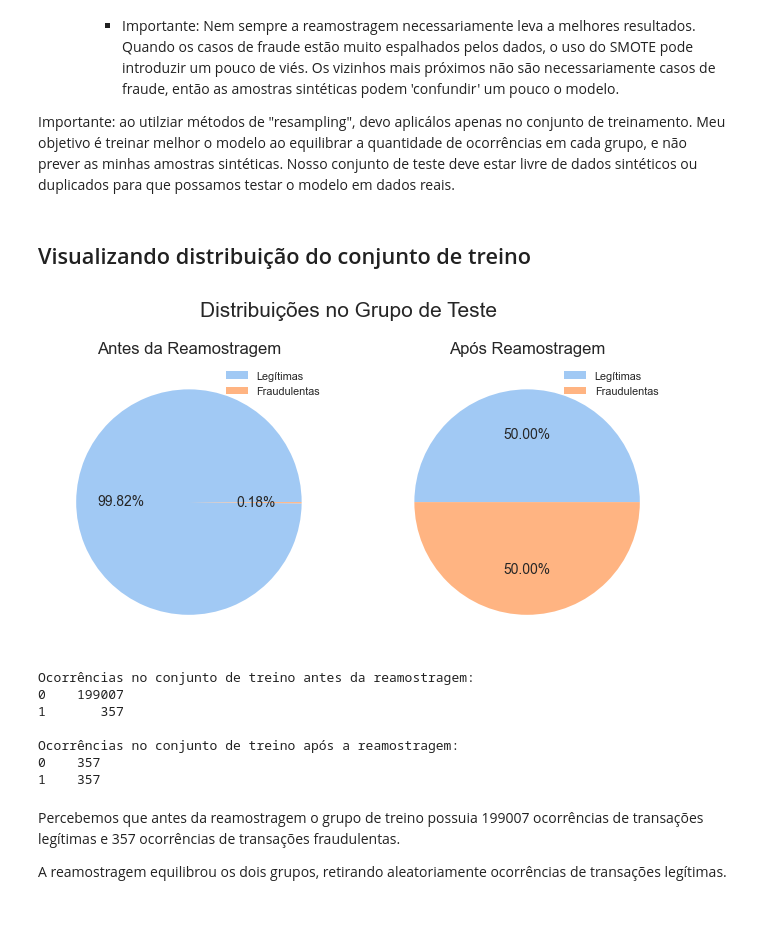
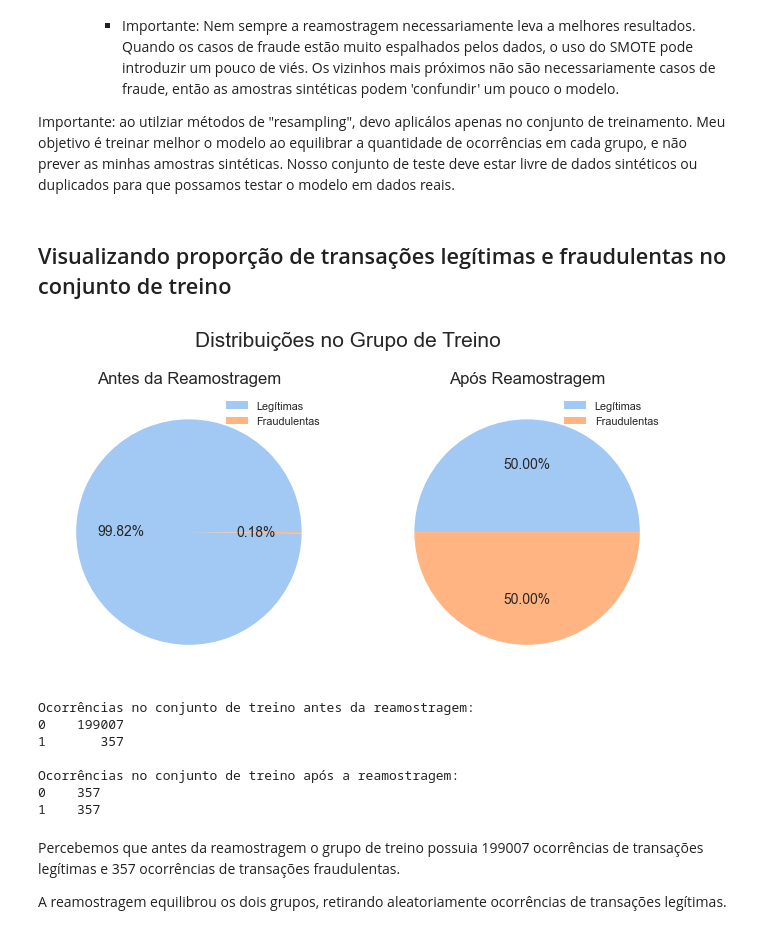
Before and after one commit to Marcos-Vinicius-Santos-Ramos/Machine-Learning-and-Credit-Card-Fraud-Detection, a Jupyter notebook: Detecção_de_fraude_de_cartão_de_crédito_com_machine_learning.ipynb, the cells around one changed output. Saved outputs shown, nothing was run; the diff lists cells and outputs as text; code cells hidden in the pictures.

```diff
--- a/Detecção_de_fraude_de_cartão_de_crédito_com_machine_learning.ipynb
+++ b/Detecção_de_fraude_de_cartão_de_crédito_com_machine_learning.ipynb
@@ -249,32 +249,32 @@ X_train, X_test, y_train, y_test = train_test_split(X, y,
 # Realizando a subamostragem aleatória
 X_resampled, y_resampled = rus.fit_resample(X_train, y_train)
 # %% [markdown]
-## Visualizando distribuição do conjunto de treino
+## Visualizando proporção de transações legítimas e fraudulentas no conjunto de treino
 # %%
 fig, ax = plt.subplots(1, 2)
 
 train_count = pd.Series(y_train.flatten()).value_counts()
 
 train_resampled_count = pd.Series(y_resampled).value_counts()
 
 pie_labels = ['Legítimas', 'Fraudulentas']
 
 # Criando gráficos comparativos
-fig.suptitle('Distribuições no Grupo de Teste', fontsize=15, y=0.86)
+fig.suptitle('Distribuições no Grupo de Treino', fontsize=15, y=0.86)
 
 ax[0].pie(train_count, colors=pie_colors, autopct='%0.2f%%')
 ax[0].legend(labels=pie_labels, prop={'size':7.8})
 ax[0].set_title('Antes da Reamostragem')
 
 ax[1].pie(train_resampled_count, colors=pie_colors, autopct='%0.2f%%')
 ax[1].legend(labels=pie_labels, prop={'size':7.8})
 ax[1].set_title('Após Reamostragem')
 
 plt.show()
 
 print(f'Ocorrências no conjunto de treino antes da reamostragem:\n{train_count.to_string()}\n\nOcorrências no conjunto de treino após a reamostragem:\n{train_resampled_count.to_string()}')
 # %% [output]
-[figure, old version]
+[figure, new version]
 Ocorrências no conjunto de treino antes da reamostragem:
 0    199007
 1       357
```
Also changed, not shown: parts of 1 cell of this notebook.
